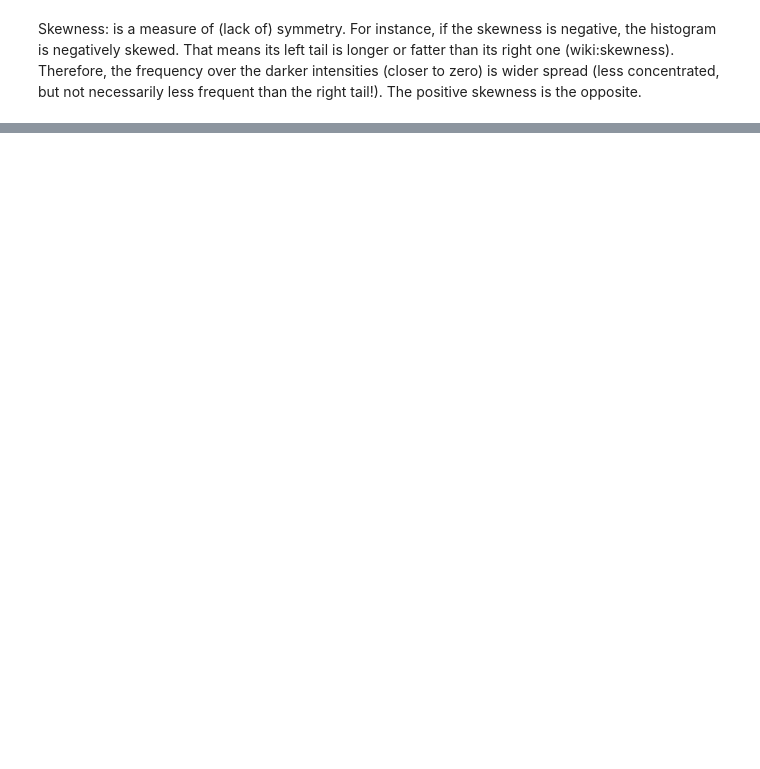
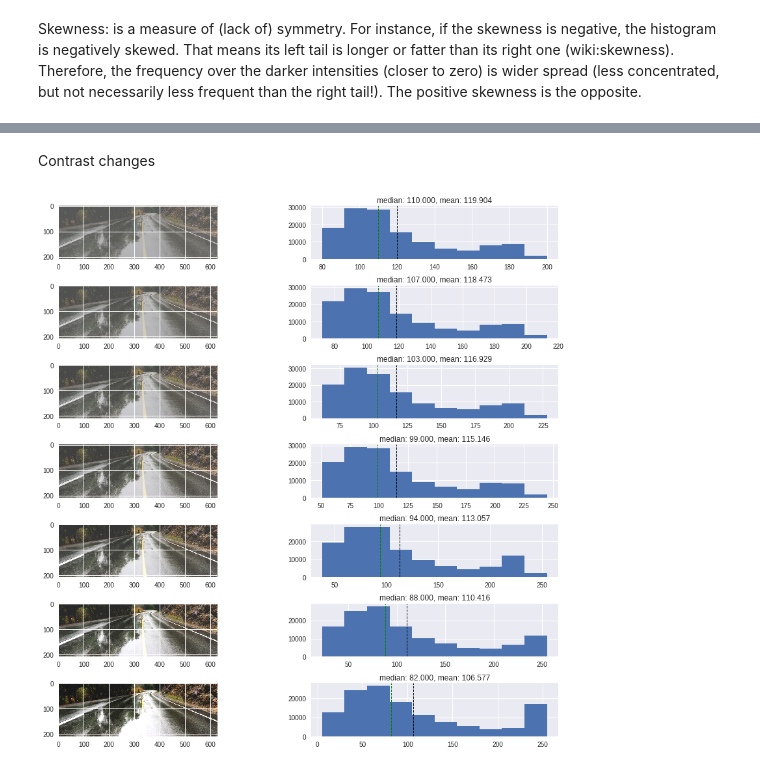
Before and after one commit to UjjwalSaxena/road-glare-removal-tests, a Jupyter notebook: tests1.ipynb, the cells around one changed output, grey strips where cells are left out. Drawn from its saved outputs; the diff is of its cells as text; code cells hidden in the pictures; blank space fills up the shorter version.

```diff
--- a/tests1.ipynb
+++ b/tests1.ipynb
@@ -119,0 +170,2 @@ Skewness: is a measure of (lack of) symmetry. For instance, if the skewness is n
+# %% [markdown]
+Contrast changes
@@ -119,0 +180,46 @@ Skewness: is a measure of (lack of) symmetry. For instance, if the skewness is n
+# %%
+import numpy as np
+def contrast_variants(image_path):
+  image_ar=[]
+  result_set=[]
+  img= Image.open(image_path)
+  for i in range(-70, 70, 20):
+    image= change_contrast(img, i)
+    image_ar.append(image)
+
+  fig2, axs2 = plt.subplots(len(image_ar),2, figsize=(15, 15))
+  fig2.subplots_adjust(hspace=0.5)
+  for i in range(len(image_ar)):
+  #   try:
+
+      res=[]
+      np_image= np.copy(image_ar[i])
+      height= np_image.shape[0]
+      width= np_image.shape[1]
+      np_image= np_image[height//2:,:,:]
+
+      axs2[i,0].imshow(np_image)
+      YUV_image= getLuminosity(np_image)
+      res.append(YUV_image) #0
+      single_d= YUV_image.ravel()
+      res.append(single_d) #1
+  #     print(single_d)
+      result = axs2[i,1].hist(single_d)
+      mean=single_d.mean()
+      res.append(mean) #2
+      median= sorted(single_d)[len(single_d)//2]
+      res.append(median) #3
+      axs2[i,1].axvline(mean, color='k', linestyle='dashed', linewidth=1)
+      axs2[i,1].axvline(median, color='g', linestyle='dashed', linewidth=1)
+      axs2[i,1].set_title("median: {0:.3f}, mean: {1:.3f}".format(median,mean))
+      result_set.append(res)
+
+  #   except:
+  #     pass
+
+  plt.show()
+  return result_set
+# %%
+res_over= contrast_variants('overExposed/overexpImage2.jpg')
+# %% [output]
+[figure, added]
```
Also changed, not shown: parts of 10 cells of this notebook.
